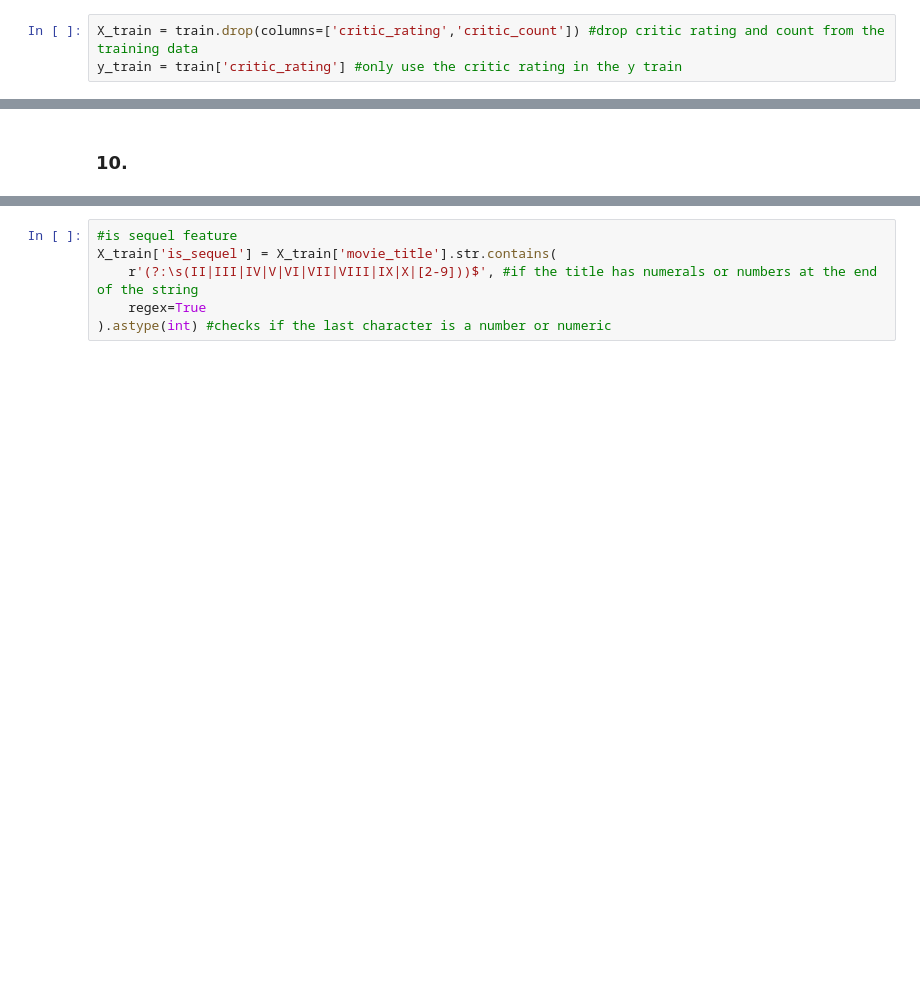
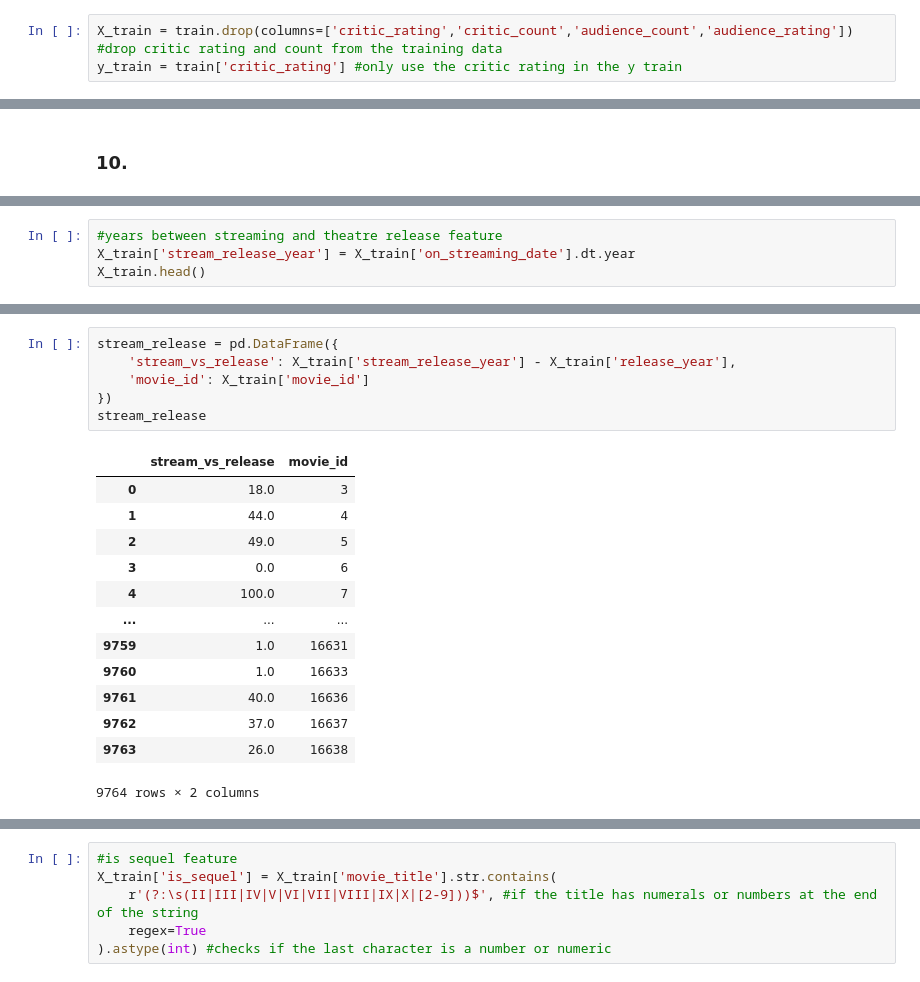
Before and after one commit to arielleweinstein/422-final-project, a Jupyter notebook: FinalProject_ArielleW.ipynb, the cells around one changed output, grey strips where cells are left out. Drawn from its saved outputs; the diff is of its cells as text; blank space fills up the shorter version.

```diff
--- a/FinalProject_ArielleW.ipynb
+++ b/FinalProject_ArielleW.ipynb
@@ -435,6 +435,6 @@ test = data[data['release_year'] > 2010].copy() #create test df base on movies a
 # %% [markdown]
 ### 8.
 # %%
-X_train = train.drop(columns=['critic_rating','critic_count']) #drop critic rating and count from the training data
+X_train = train.drop(columns=['critic_rating','critic_count','audience_count','audience_rating']) #drop critic rating and count from the training data
 y_train = train['critic_rating'] #only use the critic rating in the y train
 # %%
@@ -615,0 +573,4 @@ model_df_train.head() #view updated df
+# %%
+#years between streaming and theatre release feature
+X_train['stream_release_year'] = X_train['on_streaming_date'].dt.year
+X_train.head()
@@ -615,0 +584,20 @@ model_df_train.head() #view updated df
+# %%
+stream_release = pd.DataFrame({
+    'stream_vs_release': X_train['stream_release_year'] - X_train['release_year'],
+    'movie_id': X_train['movie_id']
+})
+stream_release
+# %% [output]
+|  | stream_vs_release | movie_id |
+| 0 | 18.0 | 3 |
+| 1 | 44.0 | 4 |
+| 2 | 49.0 | 5 |
+| 3 | 0.0 | 6 |
+| 4 | 100.0 | 7 |
+| ... | ... | ... |
+| 9759 | 1.0 | 16631 |
+| 9760 | 1.0 | 16633 |
+| 9761 | 40.0 | 16636 |
+| 9762 | 37.0 | 16637 |
+| 9763 | 26.0 | 16638 |
+9764 rows × 2 columns
```
Also changed, not shown: parts of 40 cells of this notebook.
